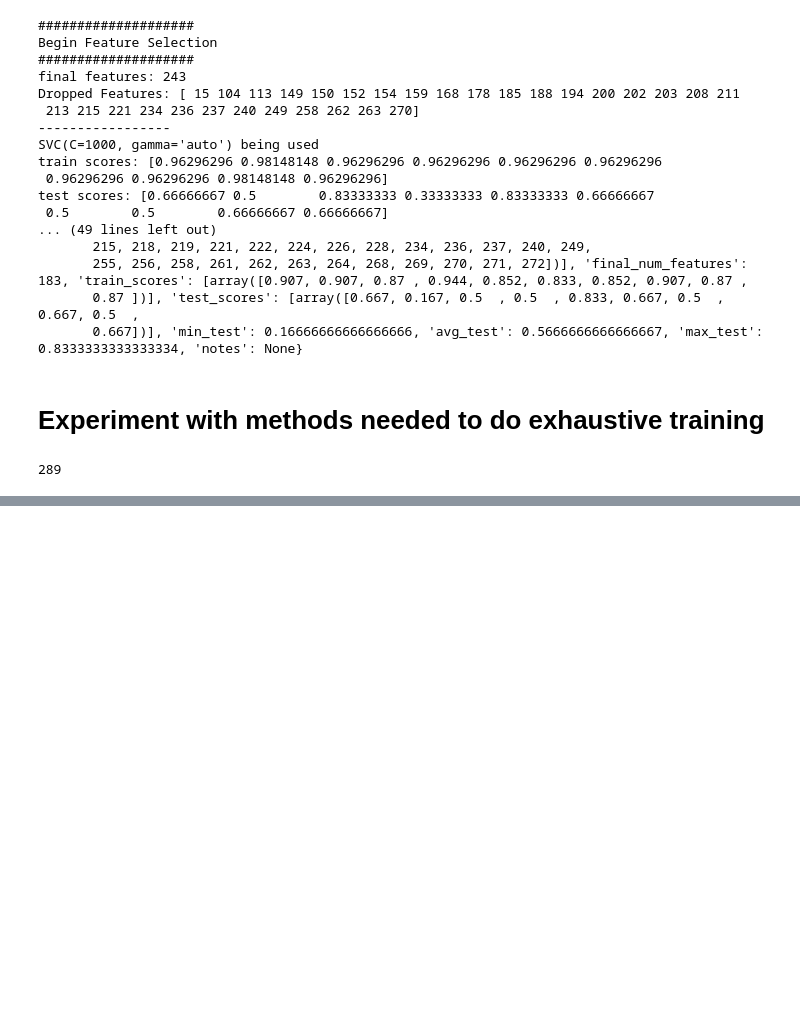
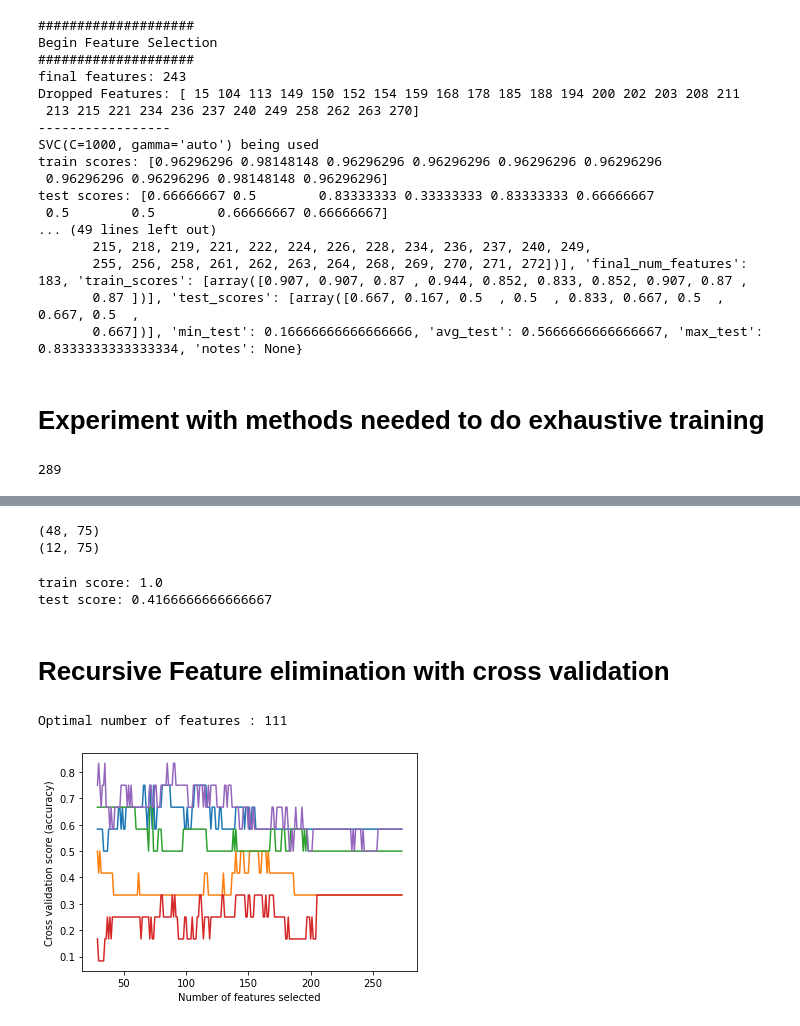
Before and after one commit to jplineb/Scratch-Work, a Jupyter notebook: SVM_brain/feature_selection.ipynb, the cells around one changed output, grey strips where cells are left out. Cells and saved outputs as stored; diff of their text form; code cells hidden in the pictures; blank space fills up the shorter version.

```diff
--- a/SVM_brain/feature_selection.ipynb
+++ b/SVM_brain/feature_selection.ipynb
@@ -261,0 +343,45 @@ print(final_features)
+# %%
+K_Best.fit(X_train, y_train)
+X_train_new = K_Best.transform(X_train)
+X_test_new = K_Best.transform(X_test)
+print(X_train_new.shape)
+print(X_test_new.shape)
+# %% [output]
+(48, 75)
+(12, 75)
+# %%
+SVM.fit(X_train_new, y_train)
+print(f'train score: {SVM.score(X_train_new, y_train)}')
+print(f'test score: {SVM.score(X_test_new, y_test)}')
+# %% [output]
+train score: 1.0
+test score: 0.4166666666666667
+# %% [markdown]
+# Recursive Feature elimination with cross validation
+# %%
+SVM = svm.SVC(C=1000, kernel='linear')
+min_features_to_select = 29
+# %%
+rfecv = RFECV(
+    estimator=SVM,
+    step=1,
+    cv=StratifiedKFold(5),
+    scoring="accuracy",
+    min_features_to_select=min_features_to_select,
+)
+rfecv.fit(X, y)
+print("Optimal number of features : %d" % rfecv.n_features_)
+# %% [output]
+Optimal number of features : 111
+# %%
+# Plot number of features VS. cross-validation scores
+plt.figure()
+plt.xlabel("Number of features selected")
+plt.ylabel("Cross validation score (accuracy)")
+plt.plot(
+    range(min_features_to_select, len(rfecv.grid_scores_) + min_features_to_select),
+    rfecv.grid_scores_,
+)
+plt.show()
+# %% [output]
+[figure, added]
```
Also changed, not shown: parts of 18 cells of this notebook, 3 other files.
